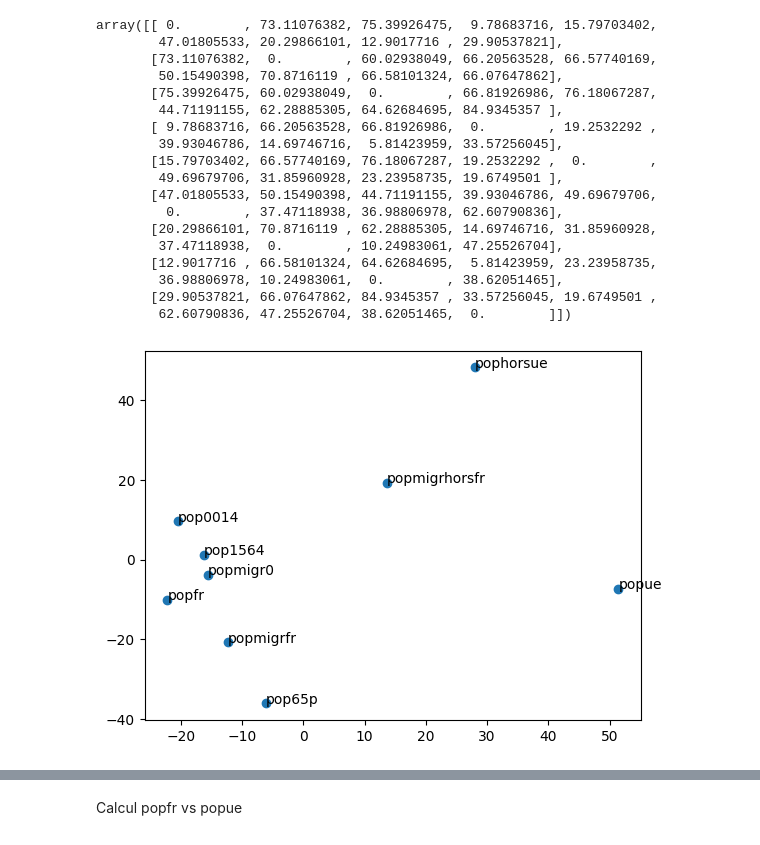
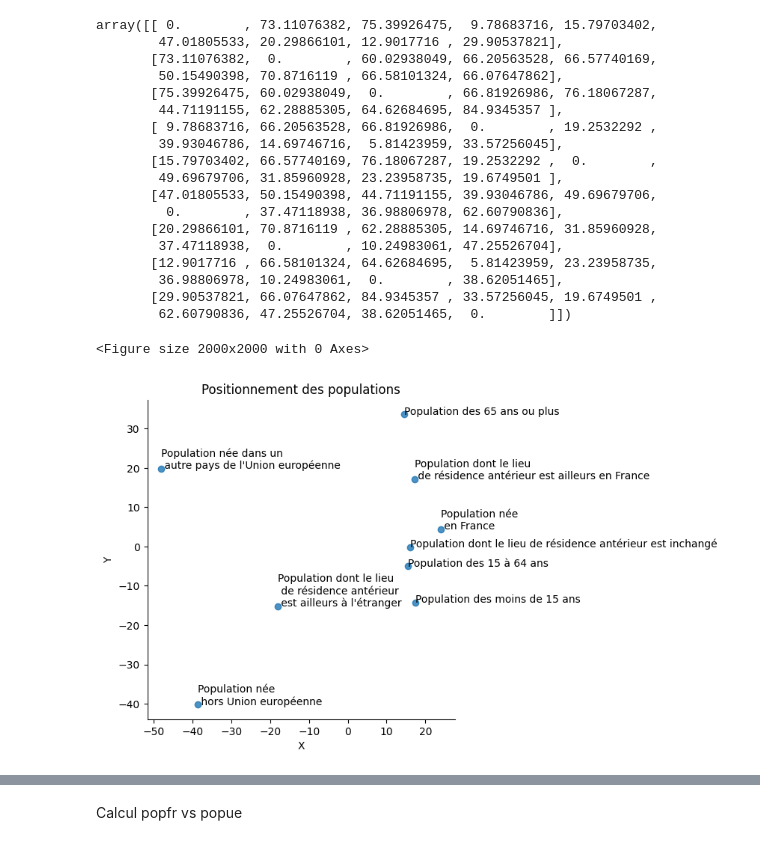
Before and after one commit to fsemecurbe/AOTMS, a Jupyter notebook: AOPTMSG.ipynb, the cells around one changed output, grey strips where cells are left out. Drawn from its saved outputs; the diff is of its cells as text; code cells hidden in the pictures.

```diff
--- a/AOPTMSG.ipynb
+++ b/AOPTMSG.ipynb
@@ -128,12 +112,29 @@ dist2 =np.array([[ 0.        , 73.11076382, 75.39926475,  9.78683716, 15.7970340
 # %%
 from sklearn.manifold import MDS
 
-mds = MDS(  n_components=2, dissimilarity="precomputed", n_init=100000)
+mds = MDS(  n_components=2, dissimilarity="precomputed", n_init=1000)
 X_2d = mds.fit_transform(dist2)
-# %%
-vars = ['popfr', 'popue', 'pophorsue', 'popmigr0', 'popmigrfr', 'popmigrhorsfr', 'pop0014', 'pop1564', 'pop65p']
-plt.scatter(X_2d[:,0], X_2d[:,1])
-for i, label in enumerate(vars):
-    plt.text(X_2d[i,0], X_2d[i,1], str(label))
-# %% [output]
-[figure, removed]
+# %%
+df = pd.DataFrame(X_2d)
+df.columns = ['x', 'y']
+df['var'] = vars
+# %%
+import seaborn as sns
+
+plt.figure(figsize=(20, 20))
+ax = sns.lmplot(x='x', # Horizontal axis
+                y='y', # Vertical axis
+                data=df, # Data source
+                fit_reg=False, # Don't fix a regression line
+                aspect=1) # size and dimension
+plt.title('Positionnement des populations')
+# Set x-axis label
+plt.xlabel('X')
+# Set y-axis label
+plt.ylabel('Y')
+
+for i, label in enumerate(vars):
+      plt.text(X_2d[i,0], X_2d[i,1], str(label))
+# %% [output]
+<Figure size 2000x2000 with 0 Axes>
+[figure, added]
```
Also changed, not shown: parts of 8 cells of this notebook.
